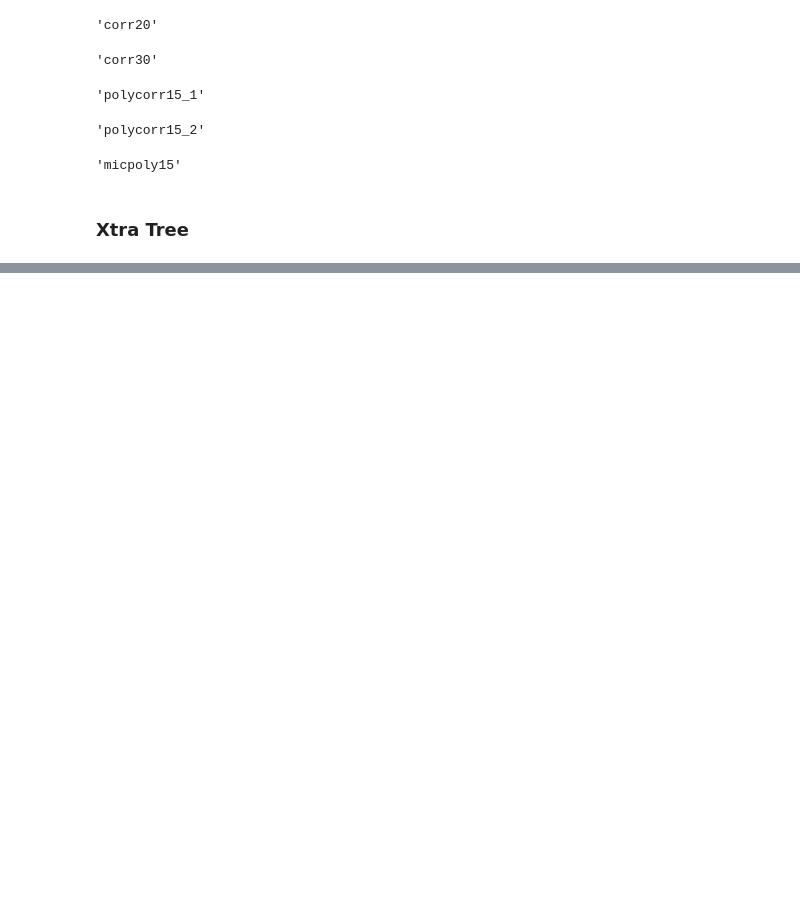
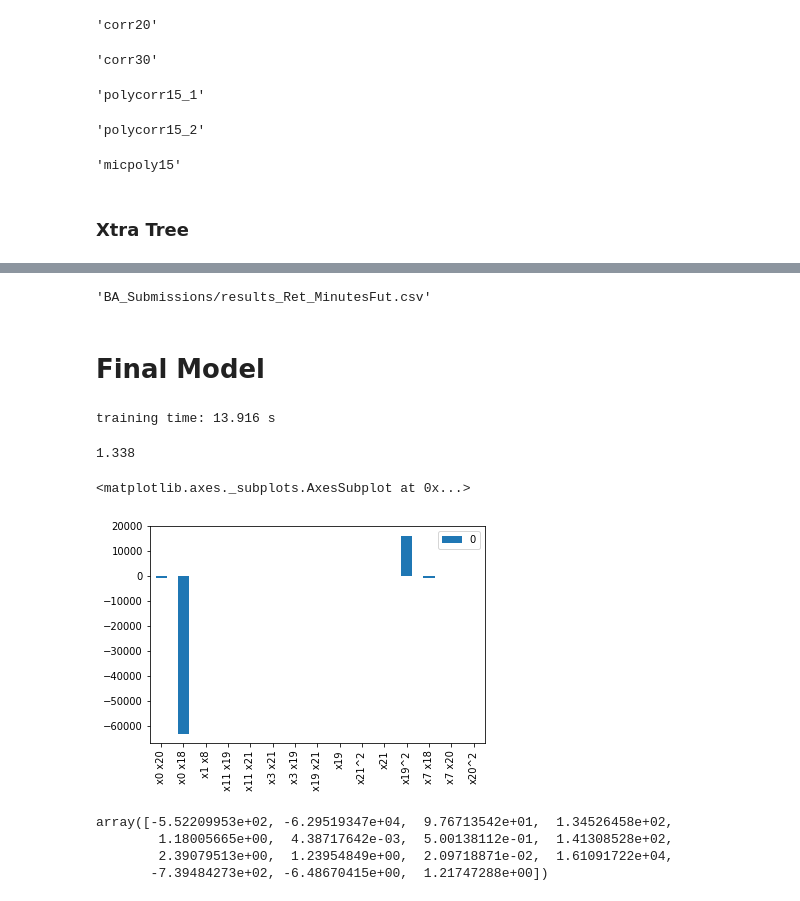
Before and after one commit to mazelbr/ba, a Jupyter notebook: Modelling_BA.ipynb, the cells around one changed output, grey strips where cells are left out. Drawn from its saved outputs; the diff is of its cells as text; code cells hidden in the pictures; blank space fills up the shorter version.

```diff
--- a/Modelling_BA.ipynb
+++ b/Modelling_BA.ipynb
@@ -489,12 +527,12 @@ rfe_learner = rfe_learner.set_params(**rfe_params)
 rfe_target = 'Ret_PlusTwo'
 
 #RFE Fitting
-rfe = RFE(rfe_learner,n_features_to_select=10, step=1, verbose=1)
+rfe = RFE(rfe_learner,n_features_to_select=10, step=1, verbose=0)
 rfe.fit(all_features,y[rfe_target])
 print("training time:", round(time.time()-t0, 3), "s")
 rfe10 = all_features.columns[rfe.get_support(indices=True)]
 
-rfe = RFE(rfe_learner,n_features_to_select=20, step=1, verbose=1)
+rfe = RFE(rfe_learner,n_features_to_select=20, step=1, verbose=0)
 rfe.fit(all_features, y[rfe_target])
 print("training time:", round(time.time()-t0, 3), "s")
 rfe20 = all_features.columns[rfe.get_support(indices=True)]
@@ -1032,3 +1247,71 @@ writer.sheets['Tabelle1']
 startrow = writer.sheets['Tabelle1'].max_row
 results.to_excel(writer, index = False,header=False,startrow=startrow,sheet_name ='Tabelle1')
 writer.save()
+# %%
+("BA_Submissions/results_"+target+".csv")
+# %% [output]
+'BA_Submissions/results_Ret_MinutesFut.csv'
+# %% [markdown]
+# Final Model
+# %%
+train = pd.concat([all_features,X_poly],axis=1)
+test = pd.concat([all_features_test,X_poly_test],axis=1)
+
+train_grid = pd.DataFrame(np.zeros([40000, 62]), columns = df_train.loc[:, 'Ret_121':'Ret_PlusTwo'].columns,index=df_train.index)
+test_grid = pd.DataFrame(np.zeros([120000, 62]), columns = df_train.loc[:, 'Ret_121':'Ret_PlusTwo'].columns)
+
+import time
+t0 = time.time()
+
+#Ret_PlusOne
+rfe = RFE(rfe_learner,n_features_to_select=30, step=1, verbose=0)
+rfe.fit(all_features,y[rfe_target])
+print("training time:", round(time.time()-t0, 3), "s")
+rfe30 = all_features.columns[rfe.get_support(indices=True)]
+
+t0 = time.time()
+learner = Ridge()
+cols_to_use = rfe30
+target= 'Ret_PlusOne'
+param_grid= {'alpha': 20, 'copy_X': True, 'fit_intercept': True, 'max_iter': 700, 'normalize': True, 'random_state': 0, 'solver': 'auto', 'tol': 0.001}
+learner.set_params(**param_grid)
+learner.fit(train[cols_to_use],y[target])
+train_grid[target] = ((learner.predict(train[cols_to_use])))
+validationbenchmark = trainscore(df_train.loc[:,'Ret_121':'Ret_PlusTwo'],train_grid,weights).round(5)
+test_grid[target] = ((learner.predict(test[cols_to_use])))
+
+#Ret_PlusTwo
+poly15_2 = abs(corr_poly.Ret_PlusTwo).sort_values(ascending=False)[0:15].index
+
+learner = Ridge()
+cols_to_use = poly15_2
+target= 'Ret_PlusTwo'
+param_grid= {'alpha': 15, 'copy_X': True, 'fit_intercept': True, 'max_iter': 700, 'normalize': True, 'random_state': 0, 'solver': 'auto', 'tol': 0.001}
+learner.set_params(**param_grid)
+learner.fit(train[cols_to_use],y[target])
+train_grid[target] = ((learner.predict(train[cols_to_use])))
+validationbenchmark = trainscore(df_train.loc[:,'Ret_121':'Ret_PlusTwo'],train_grid,weights).round(5)
+test_grid[target] = ((learner.predict(test[cols_to_use])))
+
+
+
+sample['Predicted'] = test_grid.values.flatten()
+display(round(time.time()-t0, 3),s)
+sample.to_csv("BA_Submissions/Final.csv", index=False)
+
+# Ret_PlusOne
+# %% [output]
+training time: 13.916 s
+1.338
+# %%
+pd.DataFrame(learner.coef_,index = poly15_2).plot.bar()
+# %% [output]
+<matplotlib.axes._subplots.AxesSubplot at 0x...>
+[figure, added]
+# %%
+learner.coef_
+# %% [output]
+array([-5.52209953e+02, -6.29519347e+04,  9.76713542e+01,  1.34526458e+02,
+        1.18005665e+00,  4.38717642e-03,  5.00138112e-01,  1.41308528e+02,
+        2.39079513e+00,  1.23954849e+00,  2.09718871e-02,  1.61091722e+04,
+       -7.39484273e+02, -6.48670415e+00,  1.21747288e+00])
```
Also changed, not shown: parts of 19 cells of this notebook, 2 other files.
